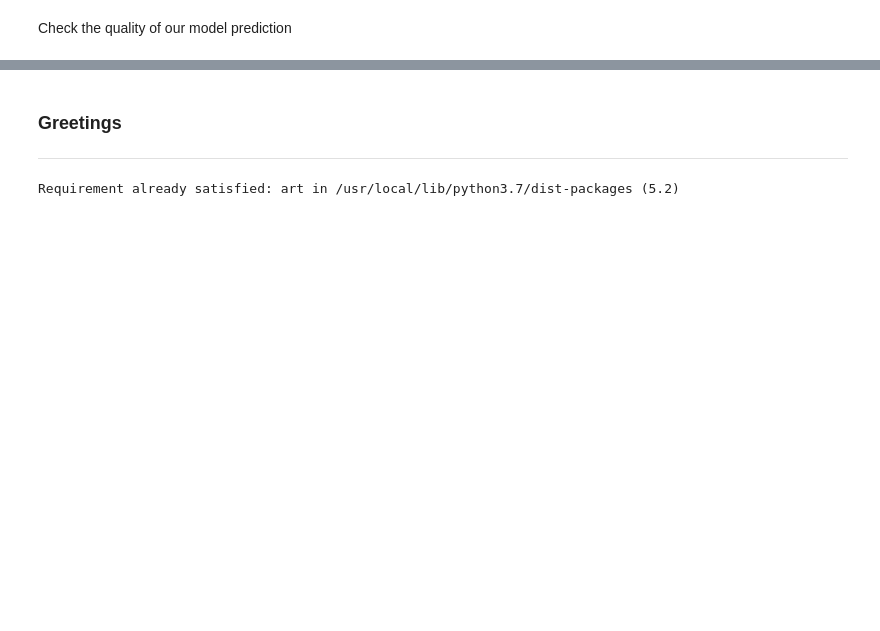
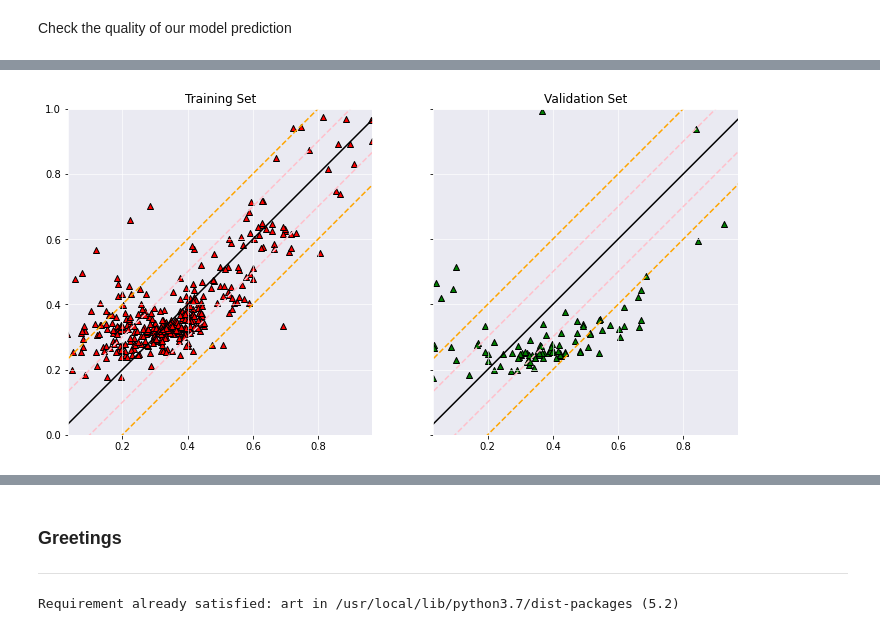
Before and after one commit to GitMarco27/TMML, a Jupyter notebook: 001_First_Net.ipynb, the cells around one changed output, grey strips where cells are left out. Saved outputs shown, nothing was run; the diff lists cells and outputs as text; code cells hidden in the pictures; blank space fills up the shorter version.

```diff
--- a/001_First_Net.ipynb
+++ b/001_First_Net.ipynb
@@ -209,0 +305,37 @@ plt.show()
+# %%
+fig, ax = plt.subplots(1, 2, figsize=(12, 6), sharey=True)
+ax[0].axis('equal')
+ax[0].scatter(y, mlp.predict(x), marker='^',
+          color='r', edgecolor='k')
+ax[0].plot([0, 1], [0, 1], c='k')
+ax[0].plot([0, 1], [0.2, 1.2],'--', c='orange')
+ax[0].plot([0, 1], [-0.2, 0.8],'--', c='orange')
+ax[0].plot([0, 1], [0.1, 1.1],'--', c='pink')
+ax[0].plot([0, 1], [-0.1, 0.9],'--', c='pink')
+ax[0].set_title('Training Set')
+ax[0].set_ylim(0, 1)
+ax[0].grid(which='both', alpha=0.8, c='white')
+ax[0].set_facecolor('#eaeaf2')
+ax[0].spines['bottom'].set_color('white')
+ax[0].spines['top'].set_color('white')
+ax[0].spines['right'].set_color('white')
+ax[0].spines['left'].set_color('white')
+
+ax[1].axis('equal')
+ax[1].scatter(y_val, mlp.predict(x_val), marker='^',
+          color='g', edgecolor='k')
+ax[1].plot([0, 1], [0, 1], c='k')
+ax[1].plot([0, 1], [0.2, 1.2],'--', c='orange')
+ax[1].plot([0, 1], [-0.2, 0.8],'--', c='orange')
+ax[1].plot([0, 1], [0.1, 1.1],'--', c='pink')
+ax[1].plot([0, 1], [-0.1, 0.9],'--', c='pink')
+ax[1].set_title('Validation Set')
+ax[1].set_ylim(0, 1)
+ax[1].grid(which='both', alpha=0.8, c='white')
+ax[1].set_facecolor('#eaeaf2')
+ax[1].spines['bottom'].set_color('white')
+ax[1].spines['top'].set_color('white')
+ax[1].spines['right'].set_color('white')
+ax[1].spines['left'].set_color('white')
+# %% [output]
+[figure, added]
```
Also changed, not shown: parts of 25 cells of this notebook.
